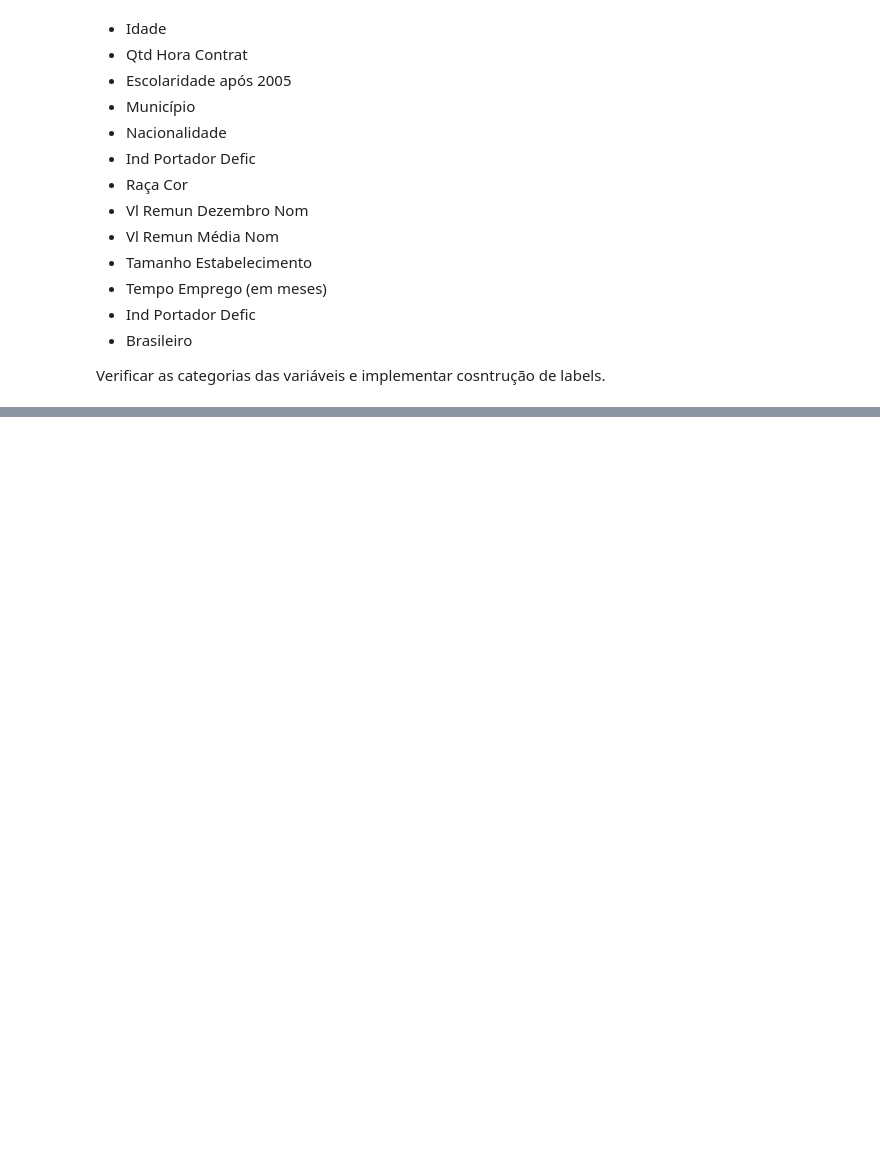
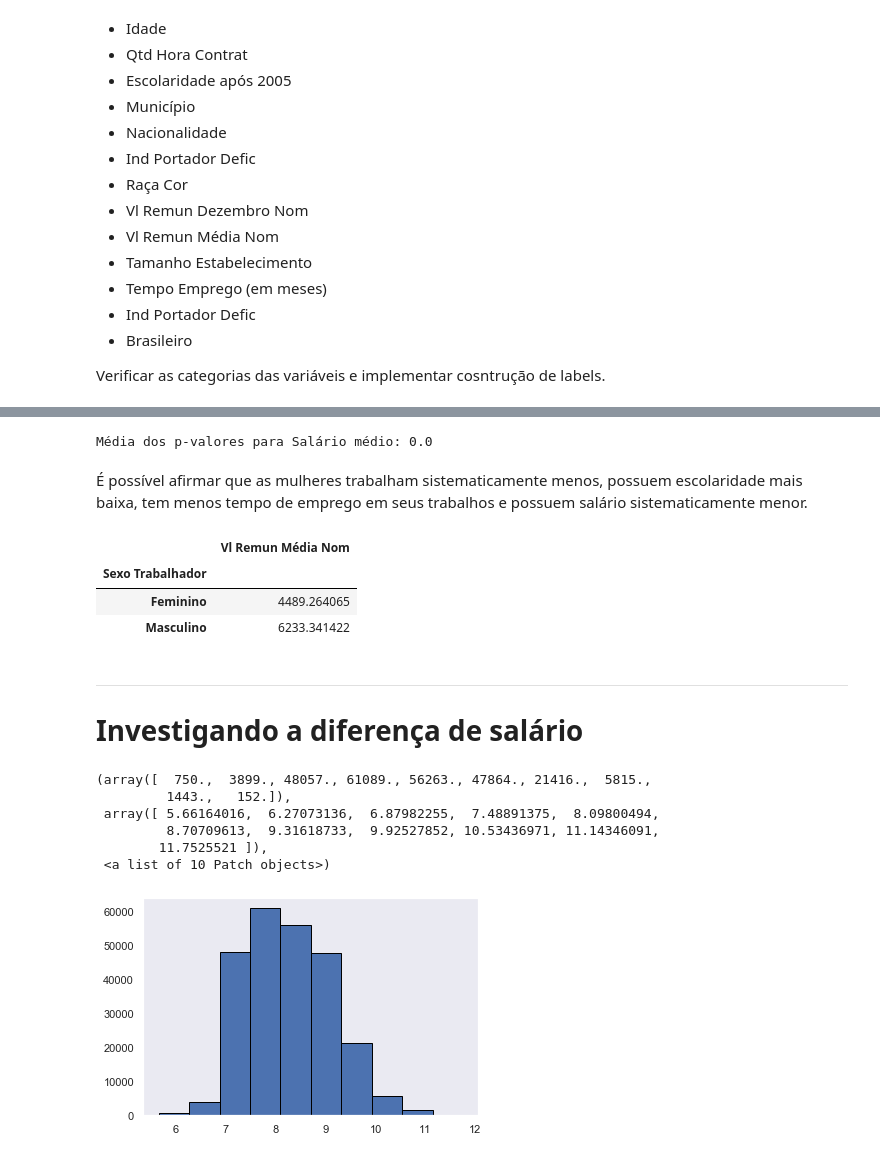
Before and after one commit to neylsoncrepalde/diversidade_mercado_ia, a Jupyter notebook: src/exploratoria.ipynb, the cells around one changed output, grey strips where cells are left out. Cells and saved outputs as stored; diff of their text form; code cells hidden in the pictures; blank space fills up the shorter version.

```diff
--- a/src/exploratoria.ipynb
+++ b/src/exploratoria.ipynb
@@ -240,0 +347,35 @@ sul.groupby("Sexo Trabalhador").agg({"Vl Remun Média Nom": "mean"})
+# %%
+# Testa diferenças de salário usando bootstrap
+pvalores_sal = []
+for i in range(1000):
+    res = stats.ttest_ind(sud.loc[sud["Sexo Trabalhador"] == "Masculino","Vl Remun Média Nom"].sample(n=10000),
+                          sud.loc[sud["Sexo Trabalhador"] == "Feminino","Vl Remun Média Nom"].sample(n=5000))
+    pvalores_sal.append(res.pvalue)
+print("Média dos p-valores para Salário médio:", np.mean(pvalores_sal).round(4))
+# %% [output]
+Média dos p-valores para Salário médio: 0.0
+# %% [markdown]
+É possível afirmar que as mulheres trabalham sistematicamente menos, possuem escolaridade mais baixa, tem menos tempo de emprego em seus trabalhos e possuem salário sistematicamente menor.
+# %%
+sud.groupby("Sexo Trabalhador").agg({"Vl Remun Média Nom": "mean"})
+# %% [output]
+|  | Vl Remun Média Nom |
+| Sexo Trabalhador |  |
+| Feminino | 4489.264065 |
+| Masculino | 6233.341422 |
+# %% [markdown]
+---
+
+# Investigando a diferença de salário
+# %%
+sud['salario'] = sud['Vl Remun Média Nom'] + 0.01
+# %%
+plt.hist(np.log(sud.loc[sud["Vl Remun Média Nom"] > 0,'Vl Remun Média Nom']), edgecolor="black")
+# %% [output]
+(array([  750.,  3899., 48057., 61089., 56263., 47864., 21416.,  5815.,
+         1443.,   152.]),
+ array([ 5.66164016,  6.27073136,  6.87982255,  7.48891375,  8.09800494,
+         8.70709613,  9.31618733,  9.92527852, 10.53436971, 11.14346091,
+        11.7525521 ]),
+ <a list of 10 Patch objects>)
+[figure, added]
```
Also changed, not shown: parts of 70 cells of this notebook.
